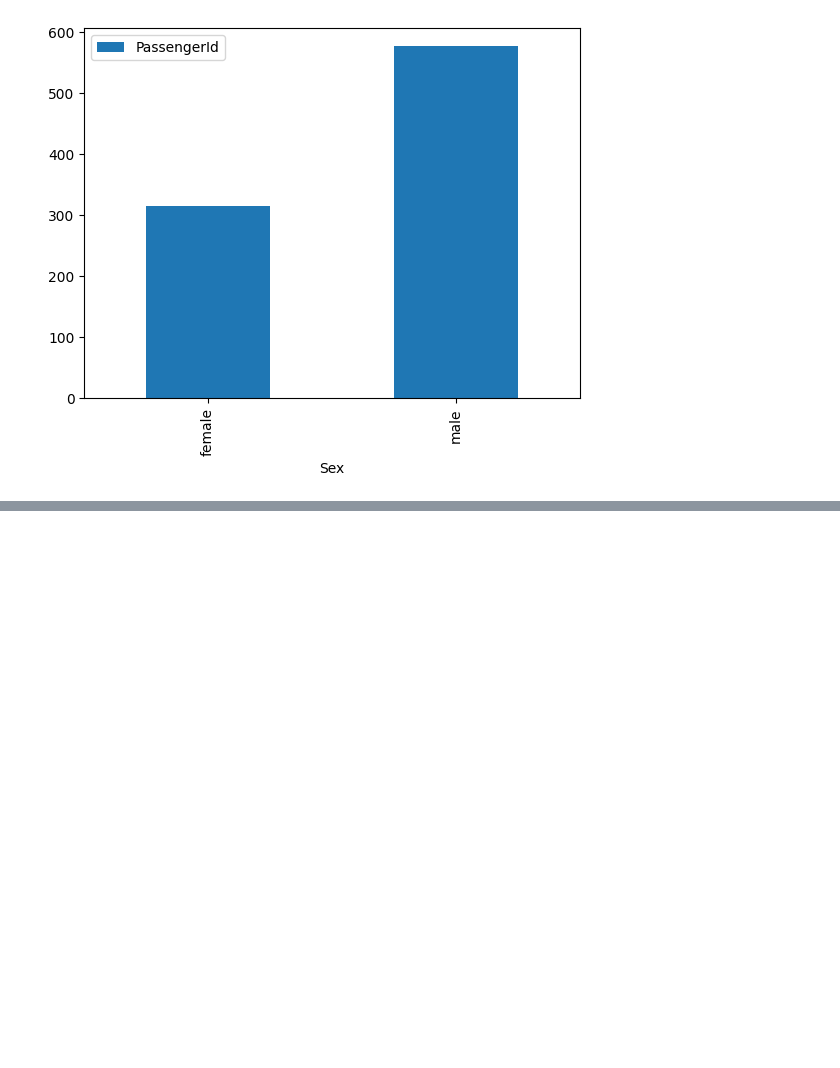
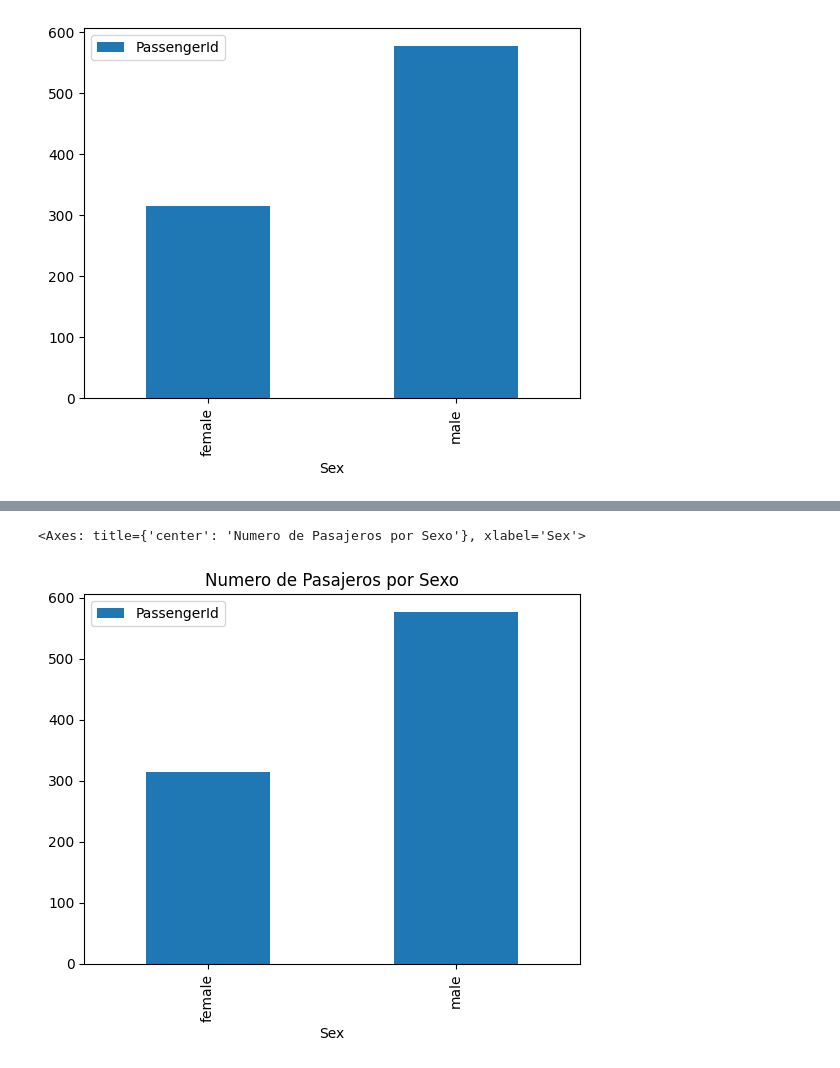
Before and after one commit to Jesusleg95/AnalisisDatosPython, a Jupyter notebook: VisualizacionesUnivariales/GraficoBarras.ipynb, the cells around one changed output, grey strips where cells are left out. Cells and saved outputs as stored; diff of their text form; code cells hidden in the pictures; blank space fills up the shorter version.

```diff
--- a/VisualizacionesUnivariales/GraficoBarras.ipynb
+++ b/VisualizacionesUnivariales/GraficoBarras.ipynb
@@ -42,0 +51,8 @@ pasajeros.plot.bar(
+# %%
+pasajeros.plot.bar(
+    y='PassengerId',
+    title = 'Numero de Pasajeros por Sexo'
+)
+# %% [output]
+<Axes: title={'center': 'Numero de Pasajeros por Sexo'}, xlabel='Sex'>
+[figure, added]
```
Also changed, not shown: parts of 2 cells of this notebook.
